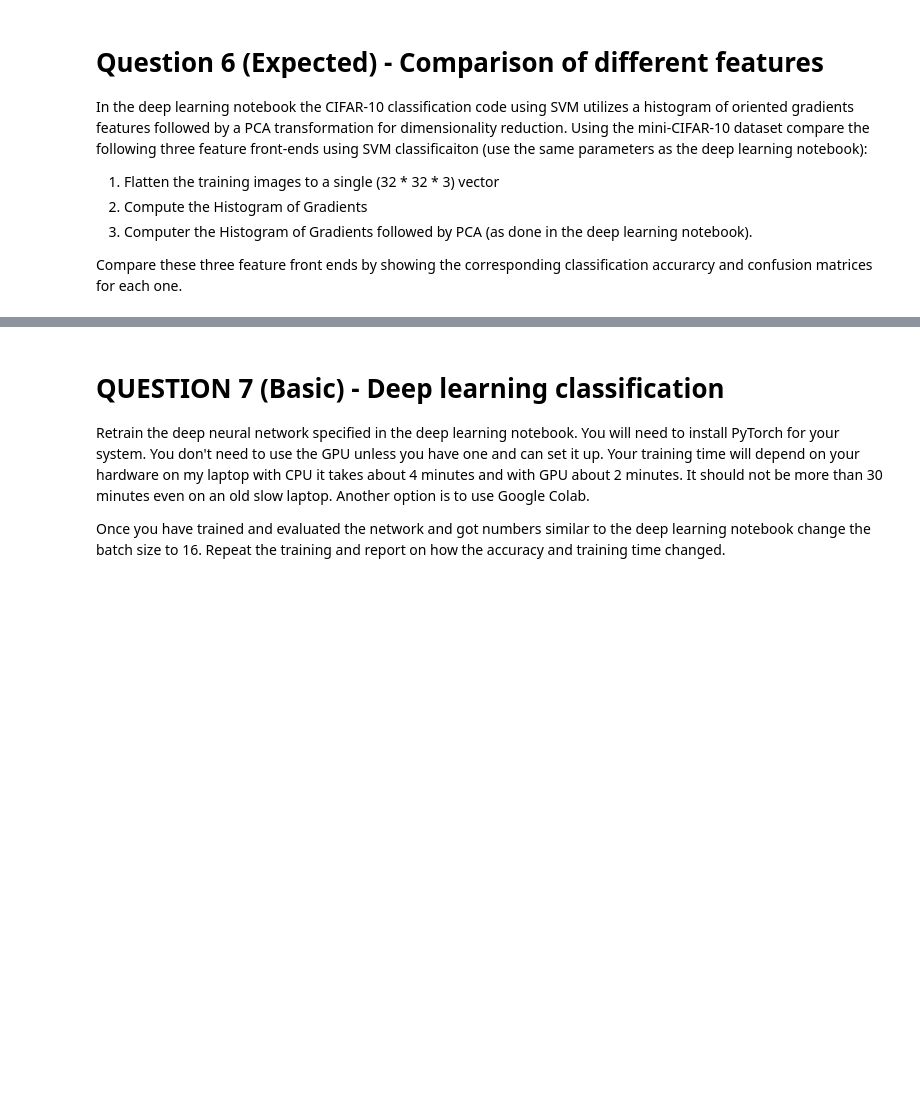
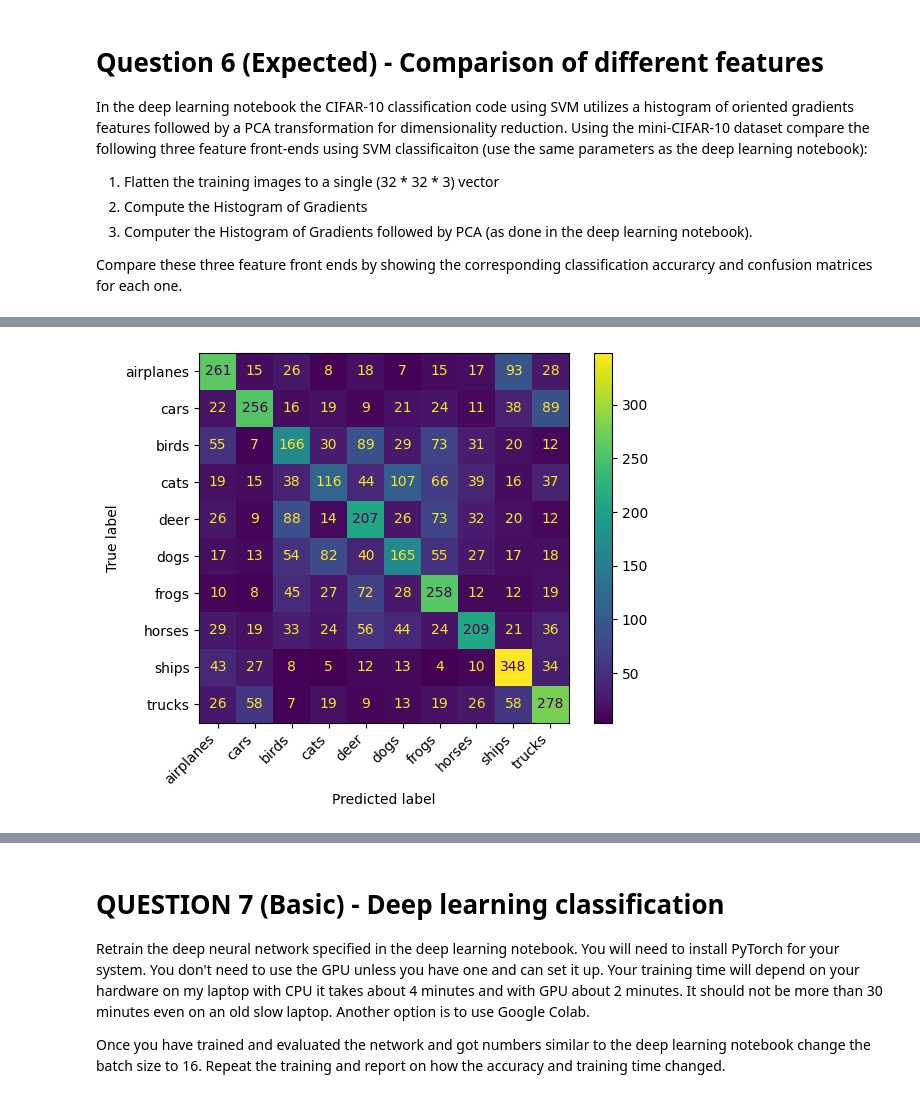
Before and after one commit to alexwholland/CSC-421, a Jupyter notebook: Assignment 4/csc421_Fall_2023_assignment4.ipynb, the cells around one changed output, grey strips where cells are left out. Saved outputs shown, nothing was run; the diff lists cells and outputs as text; code cells hidden in the pictures; blank space fills up the shorter version.

```diff
--- a/Assignment 4/csc421_Fall_2023_assignment4.ipynb
+++ b/Assignment 4/csc421_Fall_2023_assignment4.ipynb
@@ -289,0 +288,80 @@ Compare these three feature front ends by showing the corresponding classificati
+# %%
+# Your code goes here
+
+def display_confusion_matrix(Y):
+  svm_cm = confusion_matrix(y_test, Y)
+  disp = ConfusionMatrixDisplay(svm_cm, display_labels=['airplanes', 'cars', 'birds', 'cats', 'deer', 'dogs', 'frogs', 'horses', 'ships', 'trucks'])
+  disp.plot()
+  plt.xticks(rotation=45, ha='right')
+  plt.show()
+
+print(f"Flatten the training images to a single (32 * 32 * 3) vector")
+X_train_flatten = X_train.reshape((X_train.shape[0], -1))
+X_test_flatten = X_test.reshape((X_test.shape[0], -1))
+
+svm_clf_flatten = svm.SVC()
+svm_clf_flatten.fit(X_train_flatten, y_train)
+
+y_predict_flatten = svm_clf_flatten.predict(X_test_flatten)
+print(f"Accuracy: {accuracy_score(y_test, y_predict_flatten) * 100:.2f}")
+display_confusion_matrix(y_predict_flatten)
+
+print(f"\nCompute the Histogram of Gradients")
+X_train = trainset.data.copy()
+X_test = testset.data.copy()
+
+
+X_train_hog = []
+for i in range(len(X_train)):
+    fd = hog(X_train[i], orientations=9, pixels_per_cell=(8, 8),
+             cells_per_block=(2, 2), visualize=False, channel_axis=-1)
+    X_train_hog.append(fd)
+
+X_train_hog = np.array(Xtrain_hog)
+
+X_test_hog = []
+for i in range(len(X_test)):
+    fd = hog(X_test[i], orientations=9, pixels_per_cell=(8, 8),
+             cells_per_block=(2, 2), visualize=False, channel_axis=-1)
+    X_test_hog.append(fd)
+
+X_test_hog = np.array(Xtest_hog)
+
+svm_clf_hog = svm.SVC()
+svm_clf_hog.fit(X_train_hog, y_train)
+
+y_predict_hog = svm_clf_hog.predict(X_test_hog)
+print(f"Accuracy: {accuracy_score(y_test, y_predict_hog) * 100:.2f}")
+display_confusion_matrix(y_predict_hog)
+
+print(f"\nComputer the Histogram of Gradients followed by PCA")
+X_train = trainset.data.copy()
+X_test = testset.data.copy()
+
+X_train_hog = []
+for i in range(len(X_train)):
+    fd = hog(X_train[i], orientations=9, pixels_per_cell=(8, 8),
+             cells_per_block=(2, 2), visualize=False, channel_axis=-1)
+    X_train_hog.append(fd)
+
+X_train_hog = np.array(Xtrain_hog)
+
+X_test_hog = []
+for i in range(len(X_test)):
+    fd = hog(X_test[i], orientations=9, pixels_per_cell=(8, 8),
+             cells_per_block=(2, 2), visualize=False, channel_axis=-1)
+    X_test_hog.append(fd)
+
+X_test_hog = np.array(Xtest_hog)
+
+pca = PCA(n_components=0.8)
+X_train_pca_hog = pca.fit_transform(X_train_hog)
+X_test_pca_hog = pca.transform(X_test_hog)
+
+svm_clf_pca_hog = svm.SVC()
+svm_clf_pca_hog.fit(X_train_pca_hog, y_train)
+
+y_predict_pca_hog = svm_clf_pca_hog.predict(X_test_pca_hog)
+print(f"Accuracy: {accuracy_score(y_test, y_predict_pca_hog) * 100:.2f}")
+display_confusion_matrix(y_predict_pca_hog)
+# %% [output]
@@ -289,0 +370 @@ Compare these three feature front ends by showing the corresponding classificati
+[figure, added]
```
Also changed, not shown: parts of 4 cells of this notebook.
